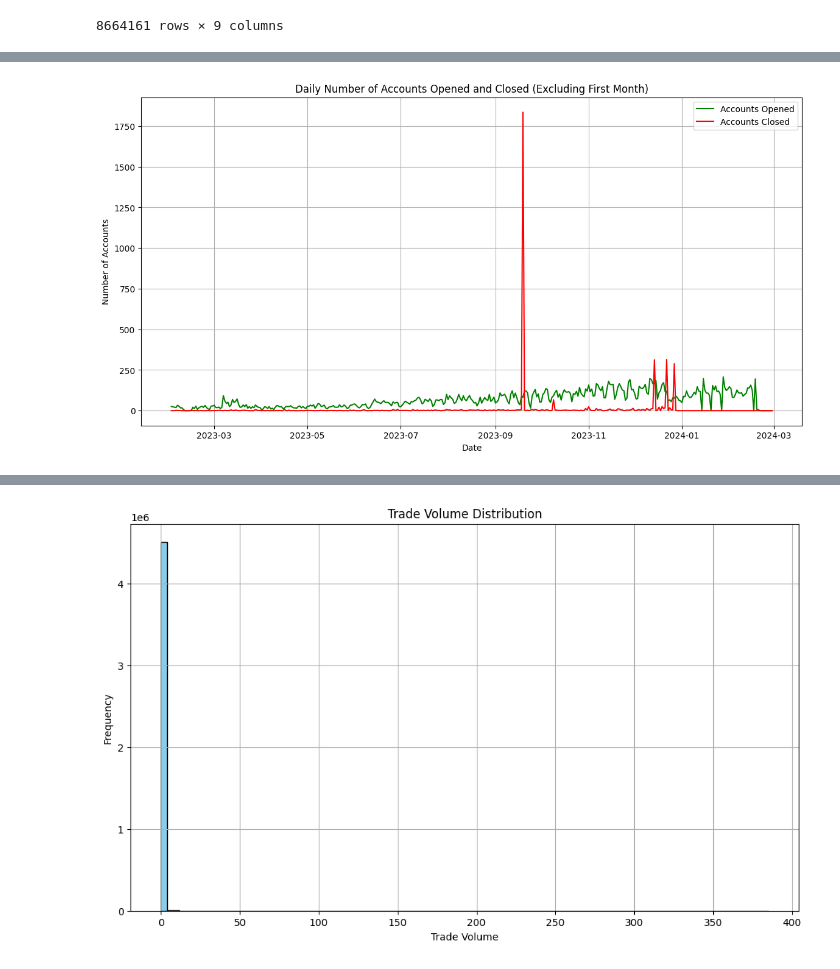
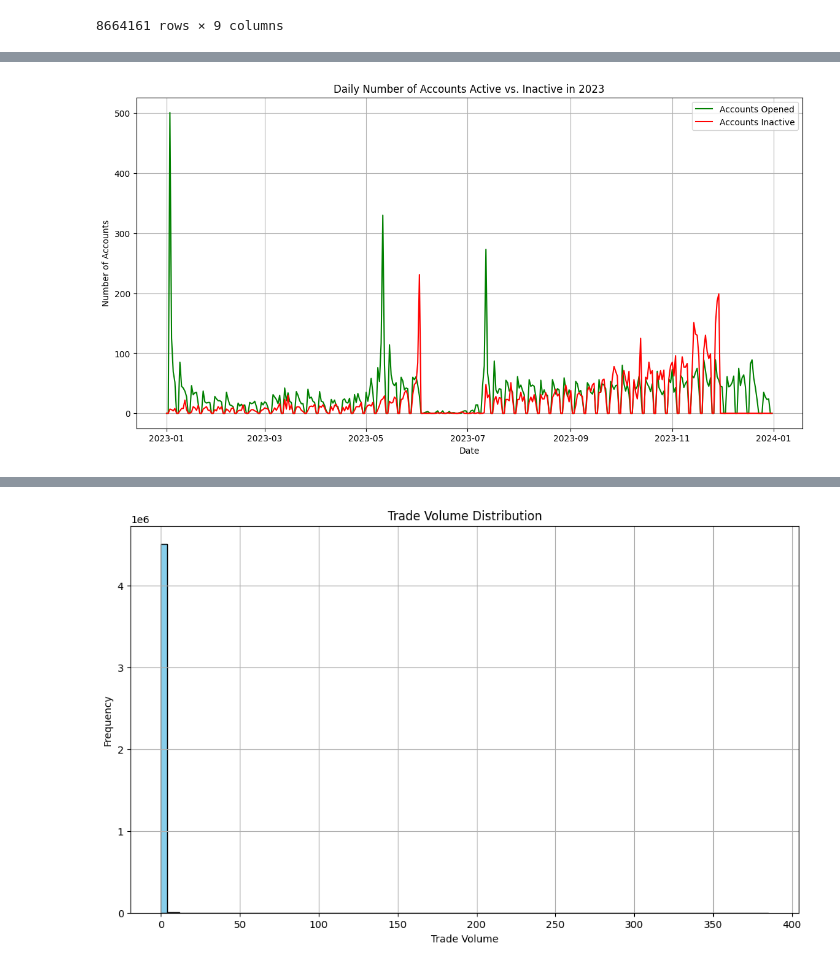
Before and after one commit to CommonCrayon/CapstoneProject, a Jupyter notebook: Capstone_EDA_Joel.ipynb, the cells around one changed output, grey strips where cells are left out. Saved outputs shown, nothing was run; the diff lists cells and outputs as text; code cells hidden in the pictures.

```diff
--- a/Capstone_EDA_Joel.ipynb
+++ b/Capstone_EDA_Joel.ipynb
@@ -27,3 +6,4 @@ ls
 # %%
-daily_report_df = pd.read_csv('daily_report.csv')
-trades_df = pd.read_csv('trades.csv')
+daily_report_df = pd.read_csv('Dataset/daily_report.csv')
+trades_df = pd.read_csv('Dataset/trades.csv')
+logins_df = pd.read_csv('Dataset/login.csv')
@@ -90,0 +35,5 @@ plt.show()
+# %%
+# Convert 'reg_date' and trade dates to datetime
+logins_df['reg_date'] = pd.to_datetime(logins_df['reg_date'], unit='s')  # Assuming reg_date is in seconds
+trades_df['open_time'] = pd.to_datetime(trades_df['open_time'], unit='s')  # Adjust if necessary
+trades_df['close_time'] = pd.to_datetime(trades_df['close_time'], unit='s')  # Adjust if necessary
@@ -91,35 +130,41 @@ plt.show()
 # %%
-# Adjust the date range to exclude only the first month
-start_date = daily_report_df['record_time'].min() + pd.DateOffset(months=1)
-end_date = daily_report_df['record_time'].max()
+import matplotlib.pyplot as plt
+
+# Determine the start and end date for 2023 analysis
+start_date = pd.Timestamp('2023-01-01')
+end_date = pd.Timestamp('2023-12-31')
+
+# Adjusted date range for 2023
 adjusted_date_range = pd.date_range(start=start_date, end=end_date, freq='D')
 
-# Initialize a DataFrame to store the daily counts of opened and closed accounts within the adjusted date range
-adjusted_daily_counts = pd.DataFrame(index=adjusted_date_range)
+# Initialize a DataFrame to store the daily counts
+adjusted_daily_counts = pd.DataFrame(index=adjusted_date_range, columns=['opened', 'inactive'])
 adjusted_daily_counts['opened'] = 0
-adjusted_daily_counts['closed'] = 0
+adjusted_daily_counts['inactive'] = 0
 
-# Count the number of accounts opened each day within the adjusted range
-adjusted_openings = account_lifespans[(account_lifespans['first_trade'] >= start_date) & (account_lifespans['first_trade'] <= end_date)].groupby('first_trade').size()
-adjusted_daily_counts['opened'] = adjusted_daily_counts.index.map(adjusted_openings).fillna(0)
+# Count daily first trades in trades_df for 2023
+first_trades = trades_df[trades_df['open_time'].dt.year == 2023].groupby('login')['open_time'].min()
+daily_first_trades = first_trades.dt.date.value_counts().sort_index()
+adjusted_daily_counts['opened'] = daily_first_trades.reindex(adjusted_daily_counts.index.date, fill_value=0)
 
-# To ensure we don't consider accounts with trades in the last two months as closed
-two_months_ago = end_date - pd.DateOffset(months=2)
-adjusted_closings = account_lifespans[(account_lifespans['last_trade'] >= start_date) &
-                                      (account_lifespans['last_trade'] <= end_date) &
-                                      (account_lifespans['last_trade'] <= two_months_ago)].groupby('last_trade').size()
-adjusted_daily_counts['closed'] = adjusted_daily_counts.index.map(adjusted_closings).fillna(0)
+# Determine the last trade date for each account in trades_df for 2023
+last_trade_dates = trades_df[trades_df['close_time'].dt.year == 2023].groupby('login')['close_time'].max()
 
-# Plotting the line chart for daily opened and closed accounts within the adjusted date range
+# Mark accounts as inactive based on the last trade date being before the last month of 2023
+one_month_ago = end_date - pd.DateOffset(months=1)
+inactive_counts = last_trade_dates[last_trade_dates <= one_month_ago].groupby(last_trade_dates.dt.date).count()
+adjusted_daily_counts['inactive'] = adjusted_daily_counts.index.map(inactive_counts).fillna(0)
+
+# Plotting the line chart
 plt.figure(figsize=(14, 7))
 plt.plot(adjusted_daily_counts.index, adjusted_daily_counts['opened'], label='Accounts Opened', color='green')
-plt.plot(adjusted_daily_counts.index, adjusted_daily_counts['closed'], label='Accounts Closed', color='red')
+plt.plot(adjusted_daily_counts.index, adjusted_daily_counts['inactive'], label='Accounts Inactive', color='red')
 
-plt.title('Daily Number of Accounts Opened and Closed (Excluding First Month)')
+plt.title('Daily Number of Accounts Active vs. Inactive in 2023')
 plt.xlabel('Date')
 plt.ylabel('Number of Accounts')
 plt.legend()
 plt.grid(True)
 plt.show()
 # %% [output]
-[figure, old version]
+[figure, new version]
```
Also changed, not shown: parts of 11 cells of this notebook.
